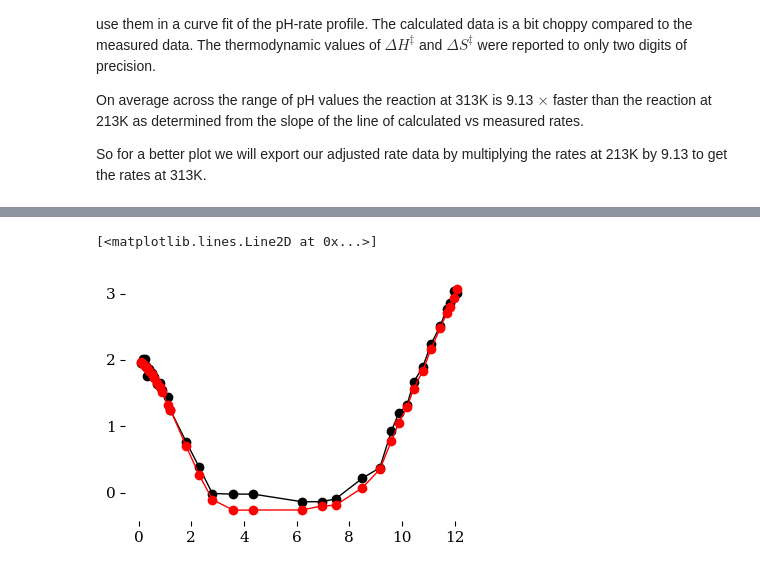
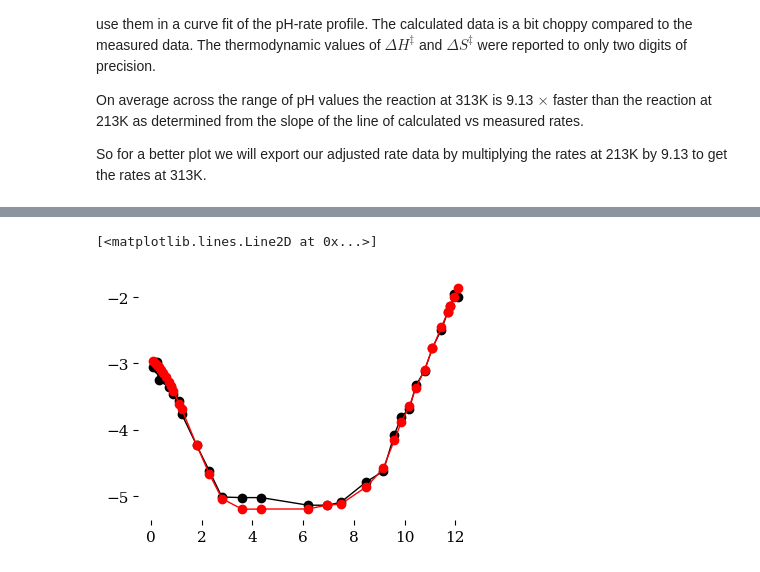
Before and after one commit to blinkletter/4410PythonNotebooks, a Jupyter notebook: Class_23/23-1b_calculator.ipynb, the cells around one changed output, grey strips where cells are left out. Cells and saved outputs as stored; diff of their text form; code cells hidden in the pictures.

```diff
--- a/Class_23/23-1b_calculator.ipynb
+++ b/Class_23/23-1b_calculator.ipynb
@@ -161,7 +174,7 @@ So for a better plot we will export our adjusted rate data by multiplying the ra
 ##############################################################
 
 ### The factor to multiply rates was determined above
-factor = 10**slope
+factor = 10**intercept
 
 ### make a column with the same naming convention as all the other data sets
 df["k(A,R)x10^5"] = df["k(A,R)x10^5_measured"] * factor
@@ -173,4 +186,4 @@ df2 = df[['k(A,R)x10^5', 'BUFFER']]
 filename = "1b-data2.csv"
 df2.to_csv("./data/" + filename, float_format="%0.2f")
 
-display(df2)
+#display(df2)
@@ -196,15 +198,15 @@ display(df2)
 # %%
 pH = df.index
-y_byEyring = np.log10(df["k(A,R)x10^5_Erying"])
-y_byfactor = np.log10(df2["k(A,R)x10^5"])
+y_byEyring = np.log10(df["k(A,R)x10^5_Erying"]/100000)
+y_byfactor = np.log10(df2["k(A,R)x10^5"]/100000)
 
 #y_byEyring = df["k(A,R)x10^5_Erying"]
 #y_byfactor = df2["k(A,R)x10^5"]
 
 
 plt.plot(pH,y_byEyring,"o-k")
 plt.plot(pH,y_byfactor,"o-r")
 # %% [output]
 [<matplotlib.lines.Line2D at 0x...>]
-[figure, old version]
+[figure, new version]
 # %%
```
Also changed, not shown: parts of 5 cells of this notebook, 15 other files.
